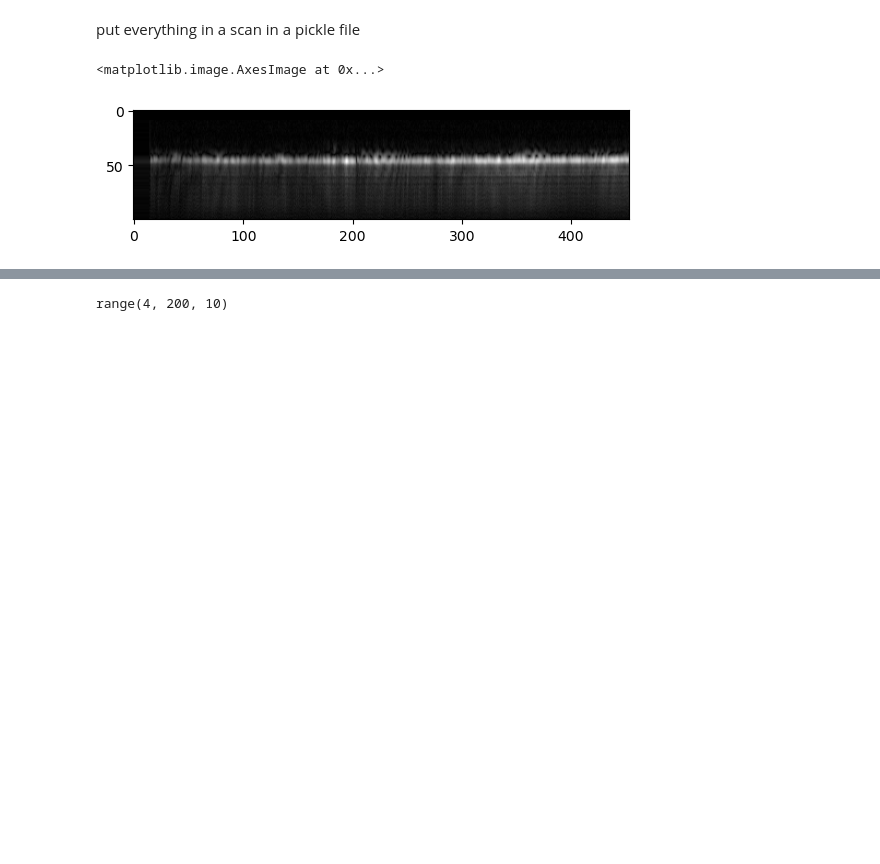
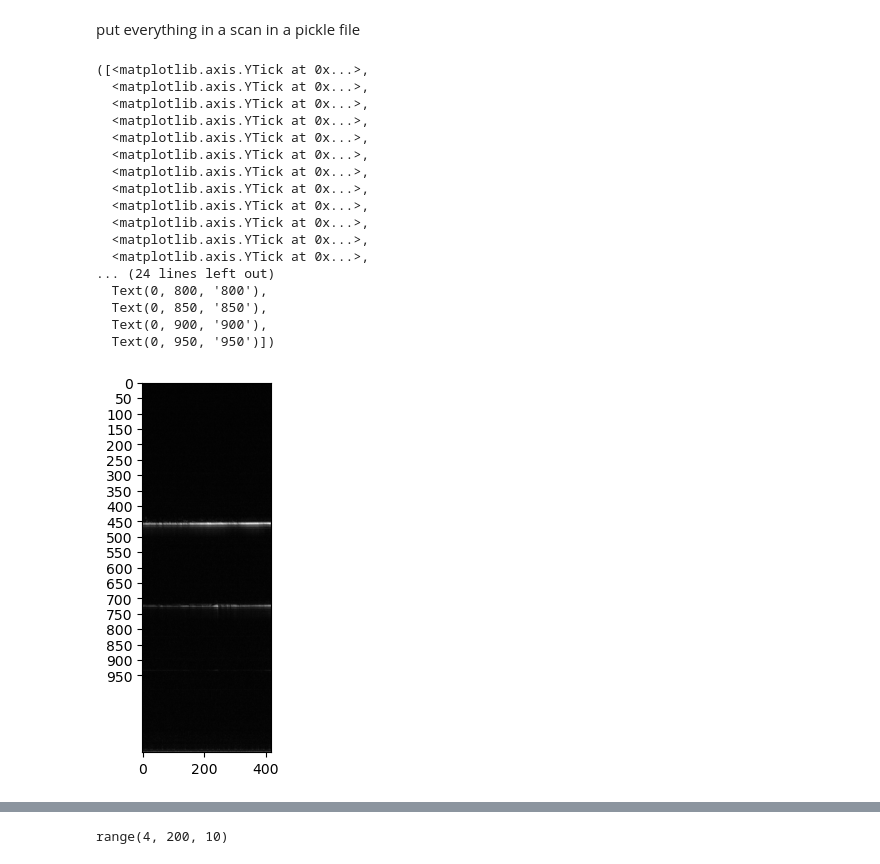
Before and after one commit to unrealxiao/dynamicOCT, a Jupyter notebook: YusunoDOCT.ipynb, the cells around one changed output, grey strips where cells are left out. Drawn from its saved outputs; the diff is of its cells as text; code cells hidden in the pictures; blank space fills up the shorter version.

```diff
--- a/YusunoDOCT.ipynb
+++ b/YusunoDOCT.ipynb
@@ -4,7 +4,6 @@ import os
 import utils
 import matplotlib.pyplot as plt
 from scipy.optimize import curve_fit
-from scipy import stats
 # from time import time
 from tqdm import tqdm
 import cv2
@@ -12,7 +11,7 @@ from natsort import natsorted
 from pydicom import dcmread
 import pickle
 import matplotlib.gridspec as gridspec
-data_path = "D:/globus slate shared data Tankam Lab/without_H2O2_registered_intervolume/registered_cropped_top/"
+data_path = "D:/globus slate shared data Tankam Lab/cellswith 20nacl"
 average_LivCurve = True
 fitting_method = "CPU"
 frameSeparationTime = 0.001 #1ms frame to frame time interval
@@ -32,10 +31,27 @@ dcm_name = natsorted(os.listdir(os.path.join(data_path, scan_name)))[0]
 # %%
 with open(os.path.join(data_path, scan_name, f'{scan_name}.pickle'), 'rb') as handle:
     volume = pickle.load(handle)
 
-plt.imshow(volume[1, :, :], cmap="gray")
+plt.imshow(volume[3, :, :], cmap="gray")
+plt.yticks(np.arange(0, 1000, 50))#
 # %% [output]
-<matplotlib.image.AxesImage at 0x...>
+([<matplotlib.axis.YTick at 0x...>,
+  <matplotlib.axis.YTick at 0x...>,
+  <matplotlib.axis.YTick at 0x...>,
+  <matplotlib.axis.YTick at 0x...>,
+  <matplotlib.axis.YTick at 0x...>,
+  <matplotlib.axis.YTick at 0x...>,
+  <matplotlib.axis.YTick at 0x...>,
+  <matplotlib.axis.YTick at 0x...>,
+  <matplotlib.axis.YTick at 0x...>,
+  <matplotlib.axis.YTick at 0x...>,
+  <matplotlib.axis.YTick at 0x...>,
+  <matplotlib.axis.YTick at 0x...>,
+... (24 lines left out)
+  Text(0, 800, '800'),
+  Text(0, 850, '850'),
+  Text(0, 900, '900'),
+  Text(0, 950, '950')])
-[figure, old version]
+[figure, new version]
 # %%
 image_list = os.listdir(data_path)#list all images address in data_path
```
Also changed, not shown: parts of 11 cells of this notebook.
